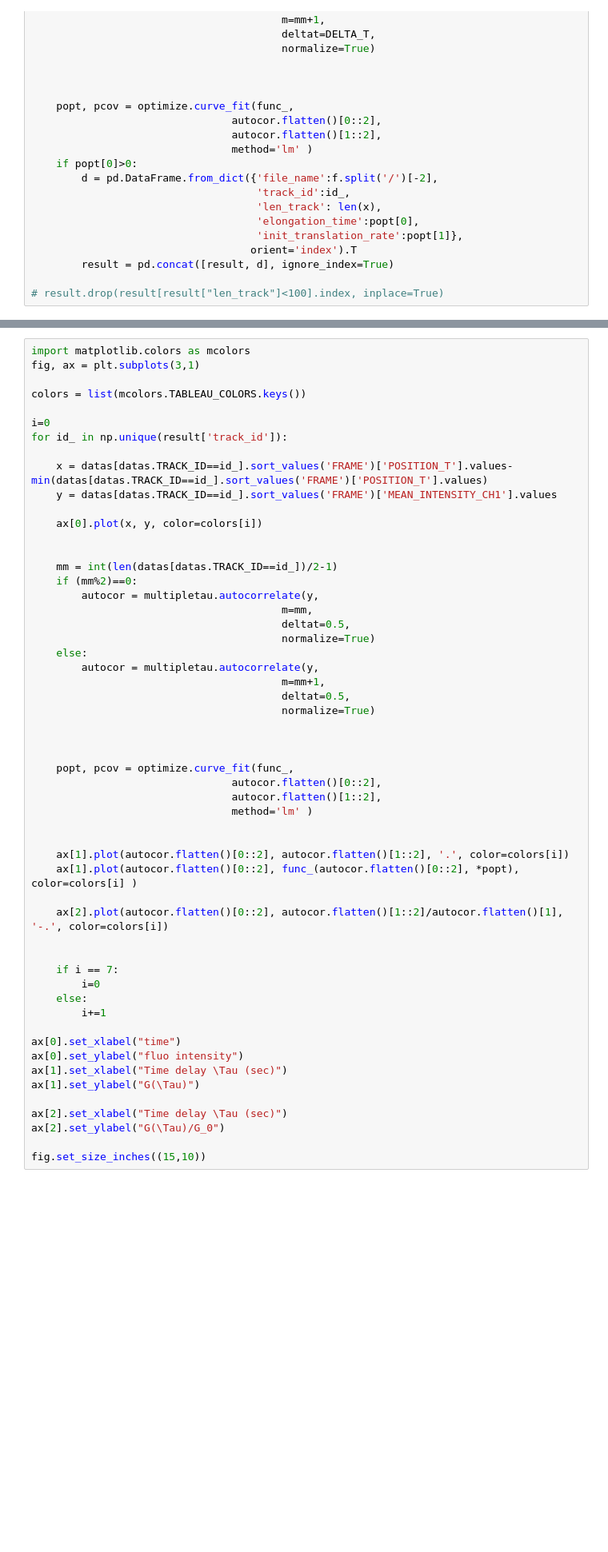
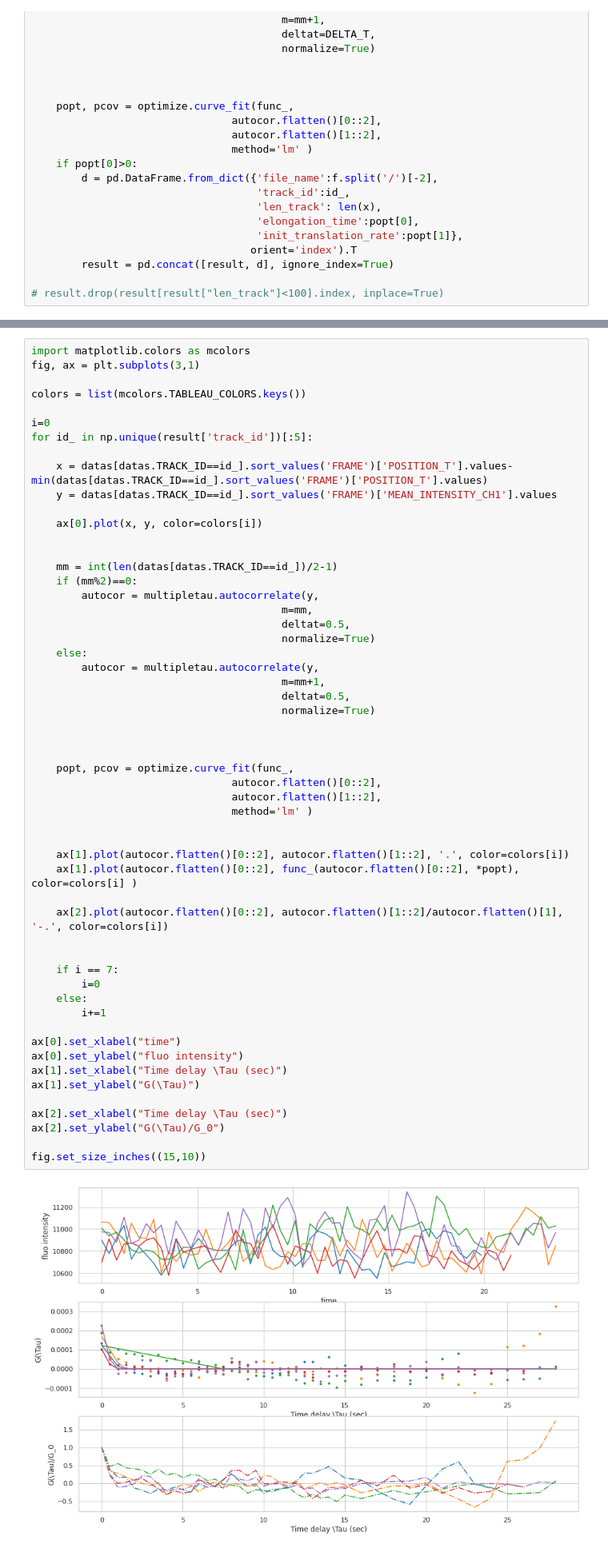
Before and after one commit to sophietheis/KineticAnalysis, a Jupyter notebook: notebook/Analyse_kinetic.ipynb, the cells around one changed output, grey strips where cells are left out. Shown at 80% size. Saved outputs shown, nothing was run; the diff lists cells and outputs as text; blank space fills up the shorter version.

```diff
--- a/notebook/Analyse_kinetic.ipynb
+++ b/notebook/Analyse_kinetic.ipynb
@@ -167,7 +205,7 @@ fig, ax = plt.subplots(3,1)
 colors = list(mcolors.TABLEAU_COLORS.keys())
 
 i=0
-for id_ in np.unique(result['track_id']):
+for id_ in np.unique(result['track_id'])[:5]:
 
     x = datas[datas.TRACK_ID==id_].sort_values('FRAME')['POSITION_T'].values-min(datas[datas.TRACK_ID==id_].sort_values('FRAME')['POSITION_T'].values)
     y = datas[datas.TRACK_ID==id_].sort_values('FRAME')['MEAN_INTENSITY_CH1'].values
@@ -188,33 +226,35 @@ for id_ in np.unique(result['track_id']):
                                         normalize=True)
 
 
 
     popt, pcov = optimize.curve_fit(func_,
                                 autocor.flatten()[0::2],
                                 autocor.flatten()[1::2],
                                 method='lm' )
 
 
     ax[1].plot(autocor.flatten()[0::2], autocor.flatten()[1::2], '.', color=colors[i])
     ax[1].plot(autocor.flatten()[0::2], func_(autocor.flatten()[0::2], *popt), color=colors[i] )
 
     ax[2].plot(autocor.flatten()[0::2], autocor.flatten()[1::2]/autocor.flatten()[1], '-.', color=colors[i])
 
 
     if i == 7:
         i=0
     else:
         i+=1
 
 ax[0].set_xlabel("time")
 ax[0].set_ylabel("fluo intensity")
 ax[1].set_xlabel("Time delay \Tau (sec)")
 ax[1].set_ylabel("G(\Tau)")
 
 ax[2].set_xlabel("Time delay \Tau (sec)")
 ax[2].set_ylabel("G(\Tau)/G_0")
 
 fig.set_size_inches((15,10))
+# %% [output]
+[figure, added]
 # %%
 fig, ax = plt.subplots(1, 2)
 ax[0].scatter(result['len_track'], result['elongation_time'], s=50)
```
Also changed, not shown: parts of 13 cells of this notebook, 1 other file.
